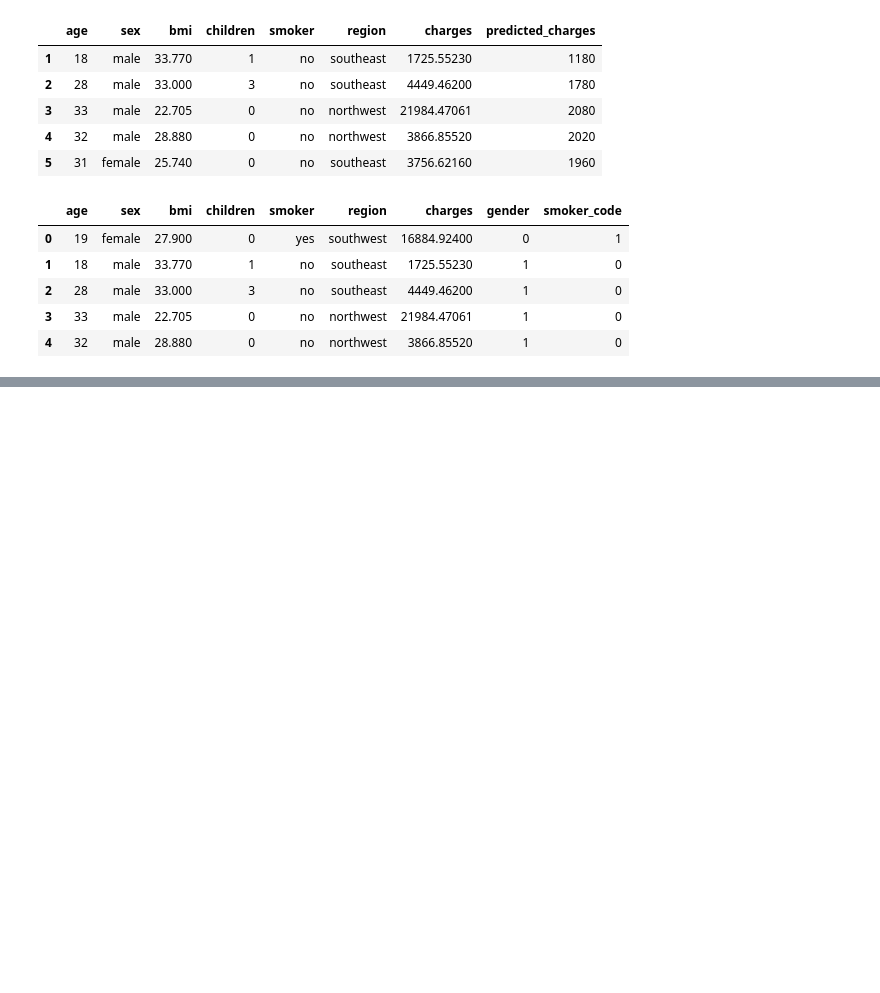
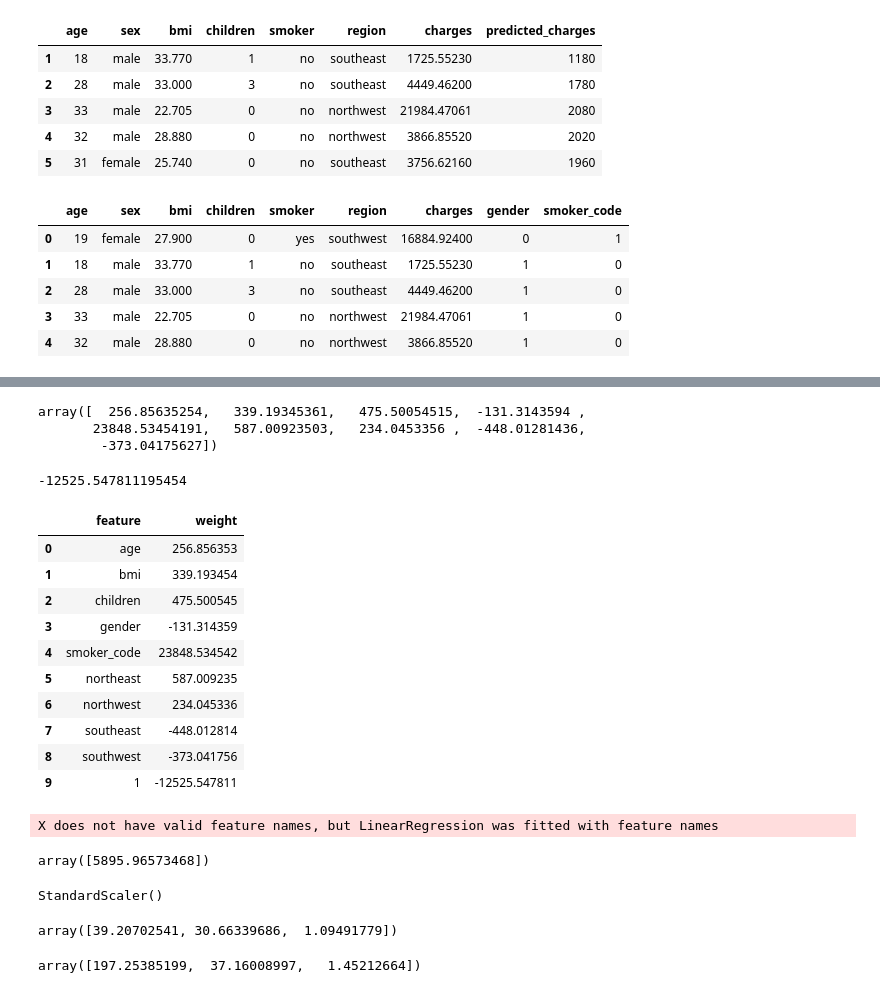
Before and after one commit to Hridayansh018/ML_Basics, a Jupyter notebook: Supervised learning/Self Revision/Linear Regression/Practice_file1.ipynb, the cells around one changed output, grey strips where cells are left out. Saved outputs shown, nothing was run; the diff lists cells and outputs as text; code cells hidden in the pictures; blank space fills up the shorter version.

```diff
--- a/Supervised learning/Self Revision/Linear Regression/Practice_file1.ipynb
+++ b/Supervised learning/Self Revision/Linear Regression/Practice_file1.ipynb
@@ -404,0 +447,10 @@ df.head()
+# %%
+input_cols = ['age', 'bmi', 'children', 'gender', 'smoker_code', 'northeast', 'northwest', 'southeast', 'southwest']
+inputs, target = df[input_cols], df['charges']
+
+model = LinearRegression().fit(inputs, target)
+
+predictions = model.predict(inputs)
+
+loss = rmse(target, predictions)
+print('loss:', loss)
@@ -404,0 +459,48 @@ df.head()
+# %%
+model.coef_
+# %% [output]
+array([  256.85635254,   339.19345361,   475.50054515,  -131.3143594 ,
+       23848.53454191,   587.00923503,   234.0453356 ,  -448.01281436,
+        -373.04175627])
+# %%
+model.intercept_
+# %% [output]
+-12525.547811195454
+# %%
+weights_data = pd.DataFrame({'feature':np.append(input_cols,1),
+                             'weight':np.append(model.coef_,model.intercept_)
+})
+
+weights_data
+# %% [output]
+|  | feature | weight |
+| 0 | age | 256.856353 |
+| 1 | bmi | 339.193454 |
+| 2 | children | 475.500545 |
+| 3 | gender | -131.314359 |
+| 4 | smoker_code | 23848.534542 |
+| 5 | northeast | 587.009235 |
+| 6 | northwest | 234.045336 |
+| 7 | southeast | -448.012814 |
+| 8 | southwest | -373.041756 |
+| 9 | 1 | -12525.547811 |
+# %%
+model.predict([[28,30,2,1,0,0,1,0,0]])
+# %% [output]
+X does not have valid feature names, but LinearRegression was fitted with feature names
+array([5895.96573468])
+# %%
+from sklearn.preprocessing import StandardScaler
+numeric_cols = ['age', 'bmi', 'children']
+scaler = StandardScaler()
+scaler.fit(df[numeric_cols])
+# %% [output]
+StandardScaler()
+# %%
+scaler.mean_
+# %% [output]
+array([39.20702541, 30.66339686,  1.09491779])
+# %%
+scaler.var_
+# %% [output]
+array([197.25385199,  37.16008997,   1.45212664])
```
Also changed, not shown: parts of 12 cells of this notebook.
